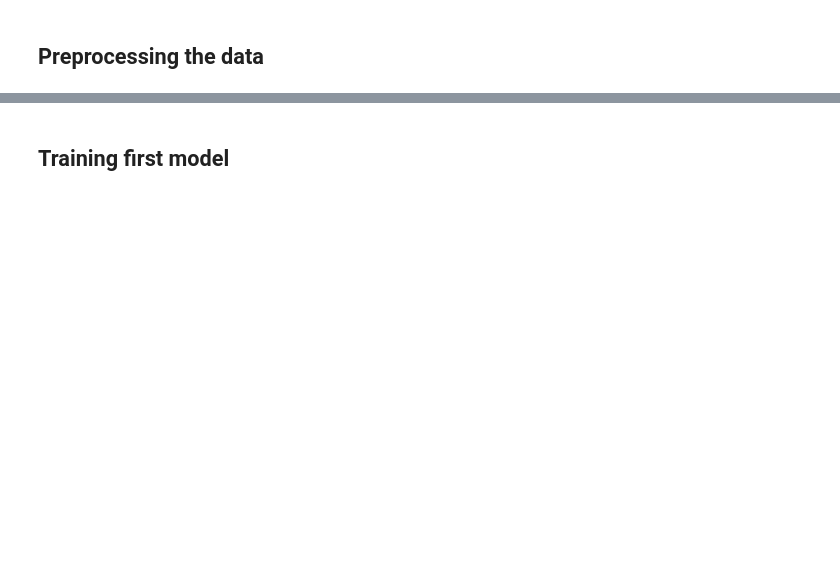
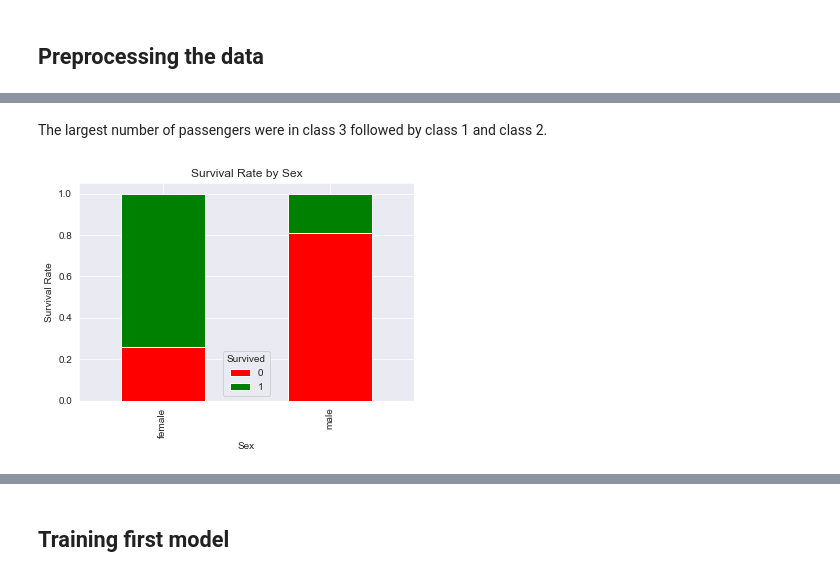
Before and after one commit to williansVarela/kaggle-titanic, a Jupyter notebook: Titanic.ipynb, the cells around one changed output, grey strips where cells are left out. Cells and saved outputs as stored; diff of their text form; code cells hidden in the pictures; blank space fills up the shorter version.

```diff
--- a/Titanic.ipynb
+++ b/Titanic.ipynb
@@ -71,0 +98,11 @@ features.head()
+# %% [markdown]
+The largest number of passengers were in class 3 followed by class 1 and class 2.
+# %%
+surv_by_sex=pd.crosstab(X_train_raw['Sex'],y_train)
+surv_by_sex_normalize = surv_by_sex.div(surv_by_sex.sum(1).astype(float),axis=0)
+surv_by_sex_normalize.plot(kind='bar',title='Survival Rate by Sex',stacked=True,grid=True, color=['r', 'g'])
+plt.xlabel('Sex')
+plt.ylabel('Survival Rate')
+plt.show()
+# %% [output]
+[figure, added]
```
Also changed, not shown: parts of 27 cells of this notebook, 1 other file.
